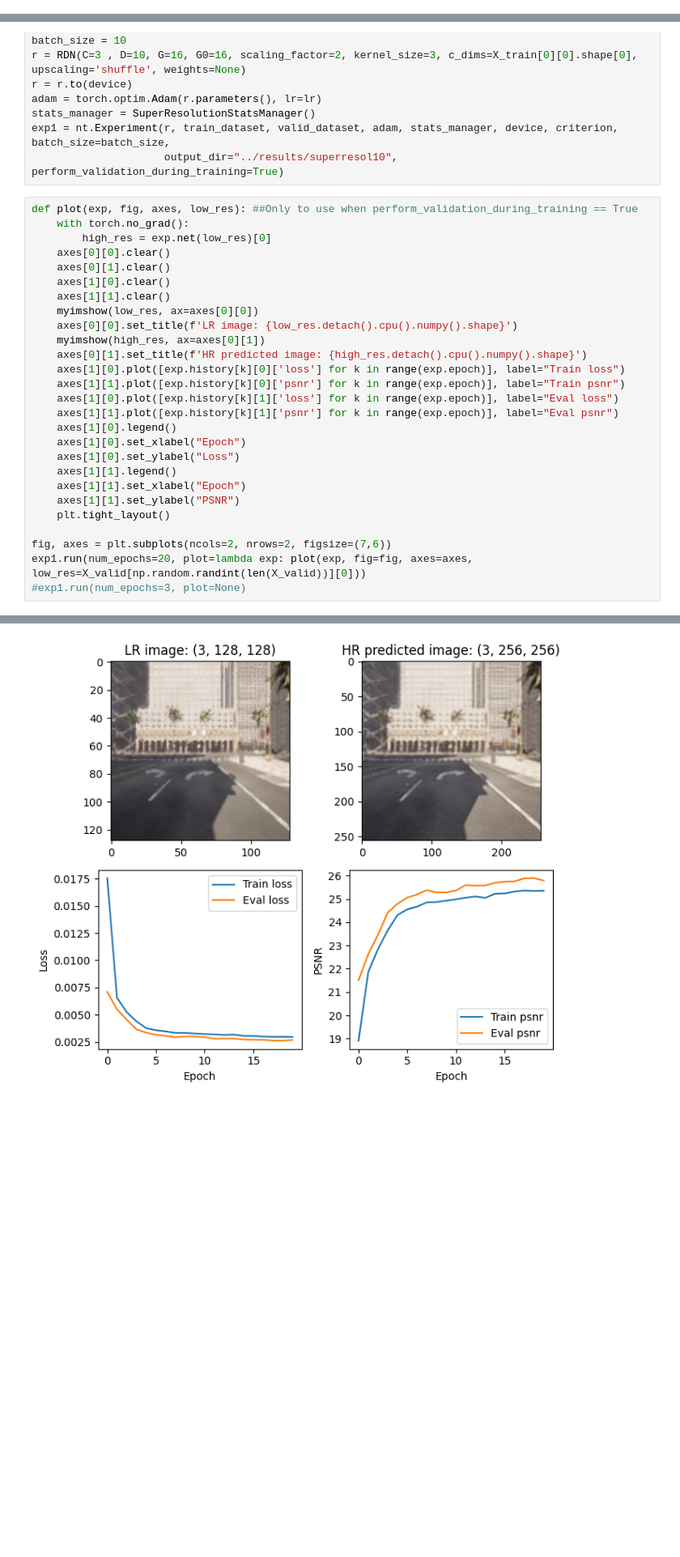
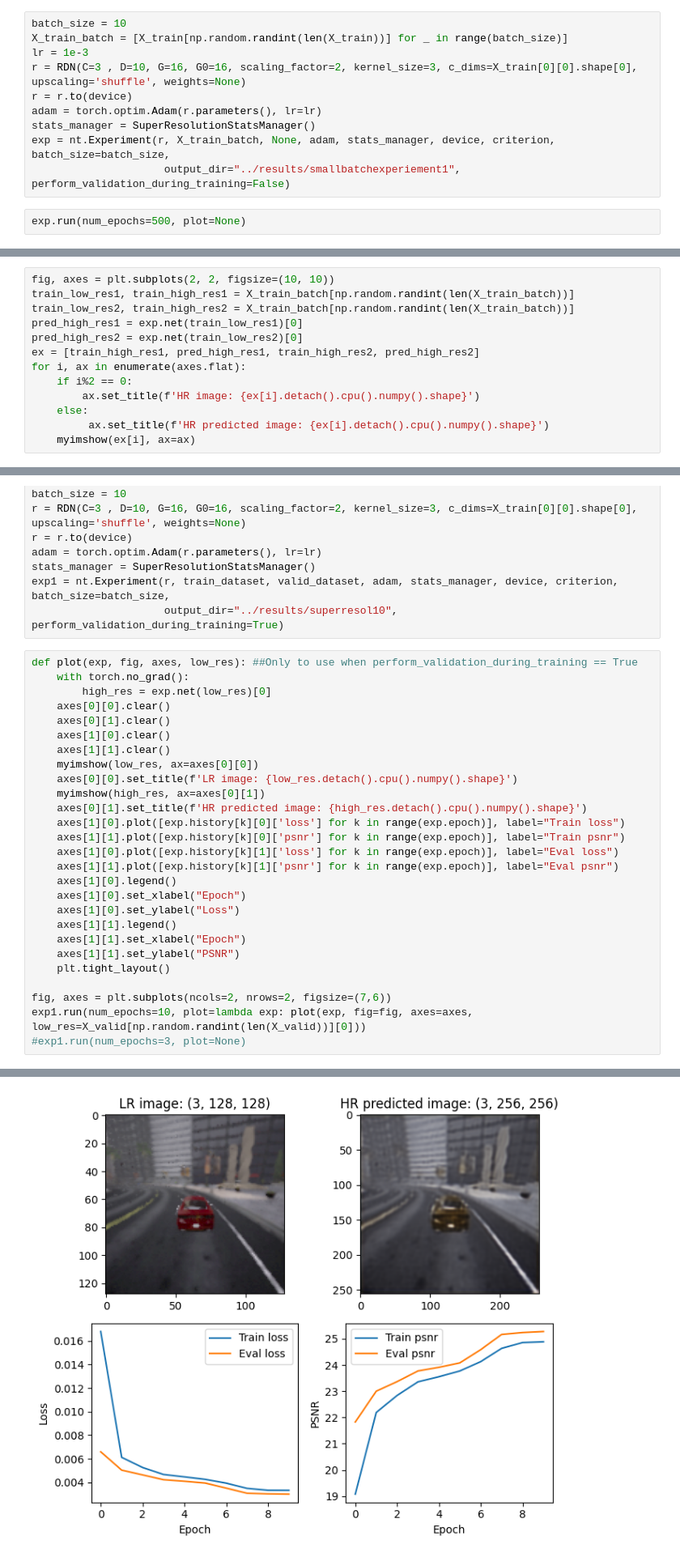
Before and after one commit to MightyCode/Super-Resolution-Project, a Jupyter notebook: src/train_rdn.ipynb, the cells around one changed output, grey strips where cells are left out. Shown at 81% size. Drawn from its saved outputs; the diff is of its cells as text; blank space fills up the shorter version.

Commit message:
ajout d'entrainement sur petit batch

```diff
--- a/src/train_rdn.ipynb
+++ b/src/train_rdn.ipynb
@@ -123,0 +124,12 @@ for i, ax in enumerate(axes.flat):
+# %%
+batch_size = 10
+X_train_batch = [X_train[np.random.randint(len(X_train))] for _ in range(batch_size)]
+lr = 1e-3
+r = RDN(C=3 , D=10, G=16, G0=16, scaling_factor=2, kernel_size=3, c_dims=X_train[0][0].shape[0], upscaling='shuffle', weights=None)
+r = r.to(device)
+adam = torch.optim.Adam(r.parameters(), lr=lr)
+stats_manager = SuperResolutionStatsManager()
+exp = nt.Experiment(r, X_train_batch, None, adam, stats_manager, device, criterion, batch_size=batch_size,
+                     output_dir="../results/smallbatchexperiement1", perform_validation_during_training=False)
+# %%
+exp.run(num_epochs=500, plot=None)
@@ -123,0 +154,13 @@ for i, ax in enumerate(axes.flat):
+# %%
+fig, axes = plt.subplots(2, 2, figsize=(10, 10))
+train_low_res1, train_high_res1 = X_train_batch[np.random.randint(len(X_train_batch))]
+train_low_res2, train_high_res2 = X_train_batch[np.random.randint(len(X_train_batch))]
+pred_high_res1 = exp.net(train_low_res1)[0]
+pred_high_res2 = exp.net(train_low_res2)[0]
+ex = [train_high_res1, pred_high_res1, train_high_res2, pred_high_res2]
+for i, ax in enumerate(axes.flat):
+    if i%2 == 0:
+        ax.set_title(f'HR image: {ex[i].detach().cpu().numpy().shape}')
+    else:
+         ax.set_title(f'HR predicted image: {ex[i].detach().cpu().numpy().shape}')
+    myimshow(ex[i], ax=ax)
@@ -158,6 +205,6 @@ def plot(exp, fig, axes, low_res): ##Only to use when perform_validation_during_
     plt.tight_layout()
 
 fig, axes = plt.subplots(ncols=2, nrows=2, figsize=(7,6))
-exp1.run(num_epochs=20, plot=lambda exp: plot(exp, fig=fig, axes=axes, low_res=X_valid[np.random.randint(len(X_valid))][0]))
+exp1.run(num_epochs=10, plot=lambda exp: plot(exp, fig=fig, axes=axes, low_res=X_valid[np.random.randint(len(X_valid))][0]))
 #exp1.run(num_epochs=3, plot=None)
 # %% [output]
@@ -181,4 +222,4 @@ Finish training for 20 epochs
-[figure, old version]
+[figure, new version]
 # %%
 fig, axes = plt.subplots(2, 2, figsize=(10, 10))
 test_low_res1, _ = X_valid[np.random.randint(len(X_valid))]
```
Also changed, not shown: parts of 9 cells of this notebook.
